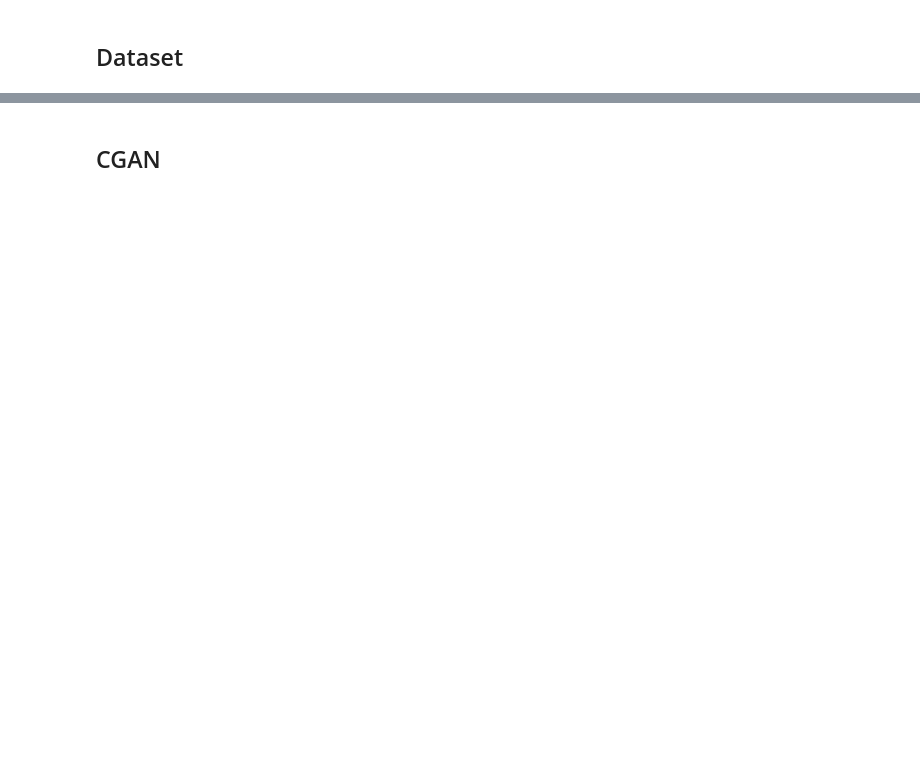
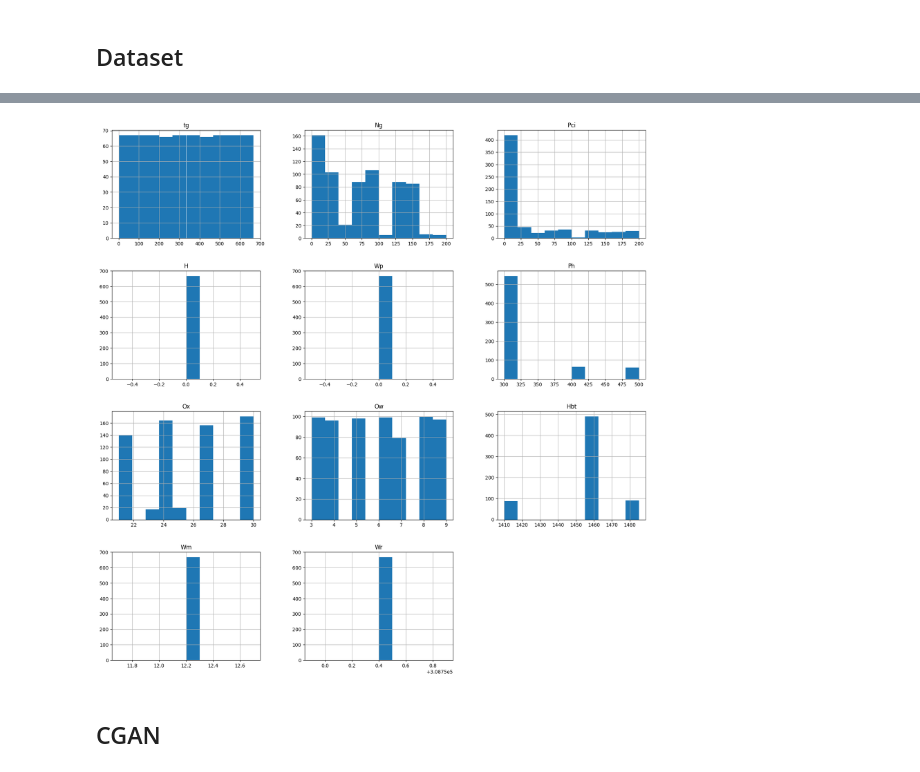
Before and after one commit to JoeyShapiro/blast-furnace-cgan, a Jupyter notebook: cgan.ipynb, the cells around one changed output, grey strips where cells are left out. Drawn from its saved outputs; the diff is of its cells as text; code cells hidden in the pictures; blank space fills up the shorter version.

Commit message:
created some graphs

```diff
--- a/cgan.ipynb
+++ b/cgan.ipynb
@@ -26,14 +26,6 @@ import pickle
 from typing import Any, Callable, Dict, List, Optional, Tuple, Union
 
 class MyDataset(VisionDataset):
-    classes = [
-        'sword',
-        'pickaxe',
-        'axe',
-        'hoe',
-        'shovel'
-    ]
-
     def __init__(
         self,
         root: str = ".",
@@ -44,6 +36,7 @@ class MyDataset(VisionDataset):
         super().__init__(root, transform=transform, target_transform=target_transform)
         self.train = train  # training set or test set
 
+        self.labels = [ 'tg', 'Ng', 'Pci', 'H', 'Wp', 'Ph', 'Ox', 'Ow', 'Hbt', 'Wm', 'Wr' ]
         self.ids, self.data, self.features = self._load_data(root)
 
     def __getitem__(self, index: int) -> Tuple[Any, Any]:
@@ -56,8 +49,8 @@ class MyDataset(VisionDataset):
         """
         id = self.ids[index]
         img = self.data[index]
-        features = self.features[index]
-        id, img, features = self.ids[index], self.data[index], self.features[index]
+        features = self.features.iloc[index]
+        id, img, features = self.ids[index], self.data[index], self.features.iloc[index]
 
         # doing this so that it is consistent with all other datasets
         # to return a PIL Image
@@ -80,11 +73,13 @@ class MyDataset(VisionDataset):
         features = pd.read_csv(f'{root}/PD_conditions_train.csv')
 
         # convert all to list
+        # TODO something better than a list
         ids = ids.values.tolist()
         data = data.values.tolist()
         features = features.values.tolist()
+        features = pd.DataFrame(features, columns=self.labels)
 
-        return ids, data, features # TODO something better than a list
+        return ids, data, features
 # %%
 dataset = MyDataset(root='data')
 datum = dataset[0]
@@ -117,2 +135,8 @@ features: [0.0, 150.0, 0.0, 0.0, 0.0, 500.0, 24.0, 8.0, 1459.8, 12.2, 308750.4]
+# %%
+# create a histogram of each column
+dataset.features.hist(figsize=(20, 20))
+plt.show()
+# %% [output]
+[figure, added]
 # %% [markdown]
 ## CGAN
```
Also changed, not shown: parts of 2 cells of this notebook, 1 other file.
